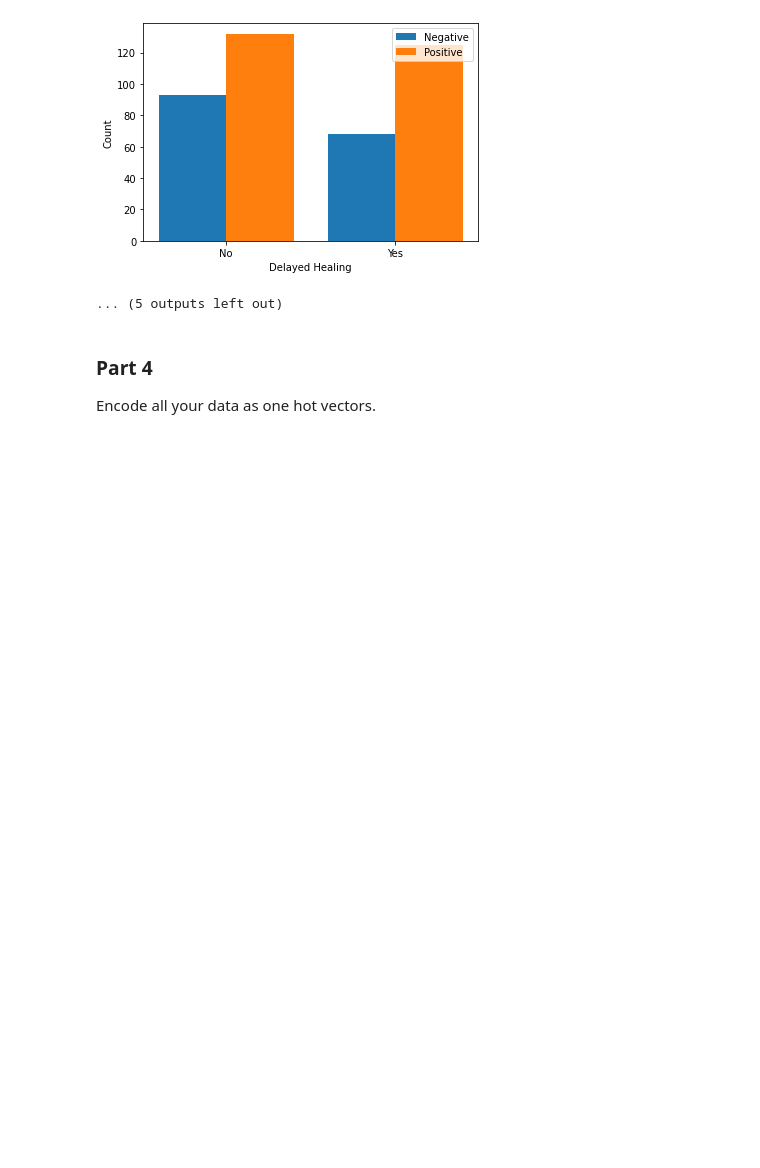
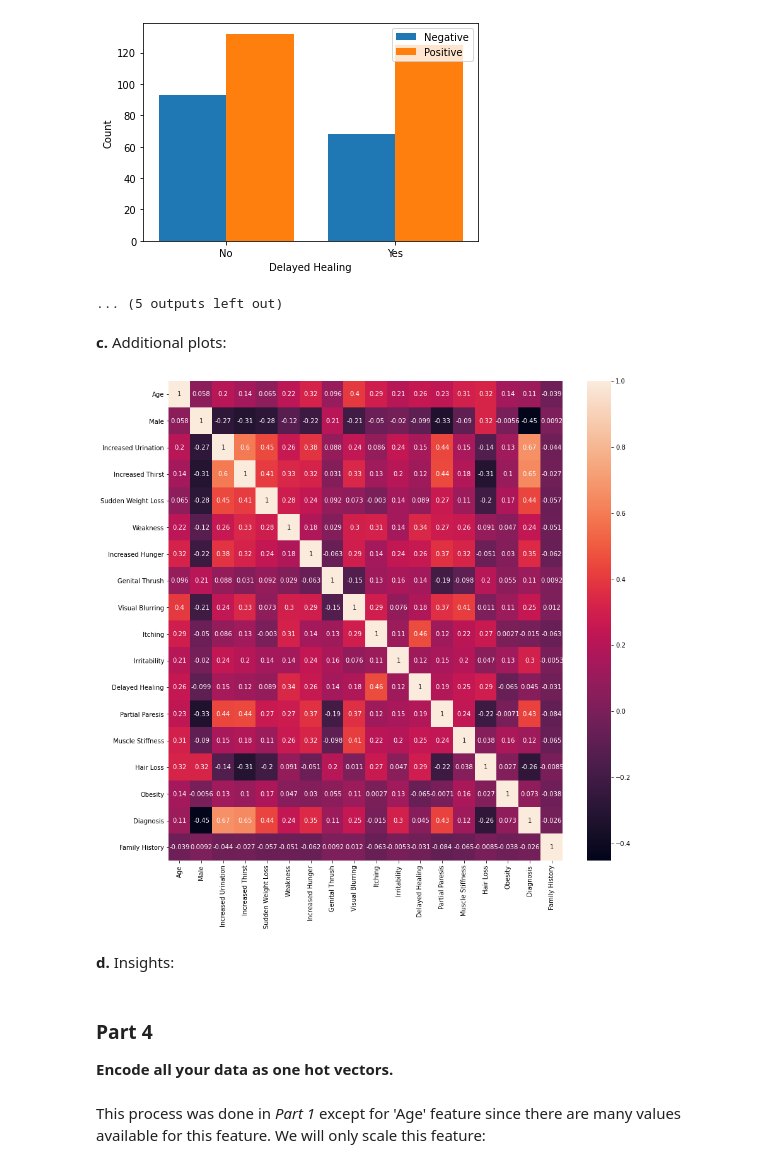
Before and after one commit to mlh-master/hw2_mlh-amit-yoel, a Jupyter notebook: HW2.ipynb, the cells around one changed output. Saved outputs shown, nothing was run; the diff lists cells and outputs as text; code cells hidden in the pictures; blank space fills up the shorter version.

Commit message:
Finished to part 4

```diff
--- a/HW2.ipynb
+++ b/HW2.ipynb
@@ -178,6 +198,18 @@ for feat in x_train.drop(columns='Age').columns:
 [figure]
 [figure]
 ... (5 outputs left out)
+# %% [markdown]
+**c.** Additional plots:
+# %%
+plt.figure(figsize = (14,14))
+sns.heatmap(c_dataset.corr(), annot = True)
+plt.show()
+# %% [output]
+[figure, added]
+# %% [markdown]
+**d.** Insights:
 # %% [markdown]
 ### Part 4
-Encode all your data as one hot vectors.
+**Encode all your data as one hot vectors.**
+# %% [markdown]
+This process was done in *Part 1* except for 'Age' feature since there are many values available for this feature. We will only scale this feature:
```
Also changed, not shown: parts of 27 cells of this notebook.
